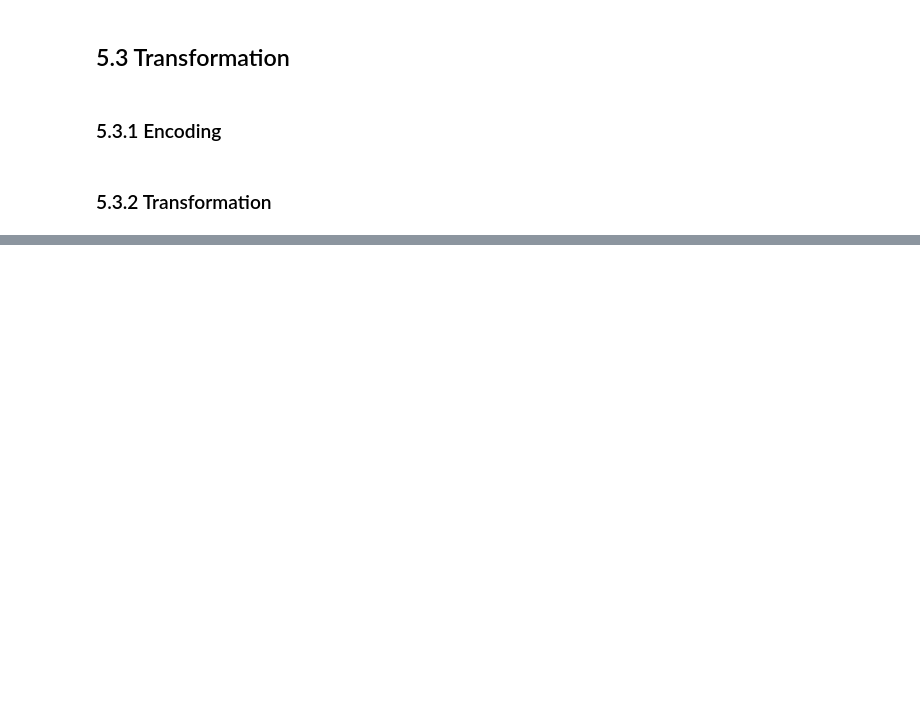
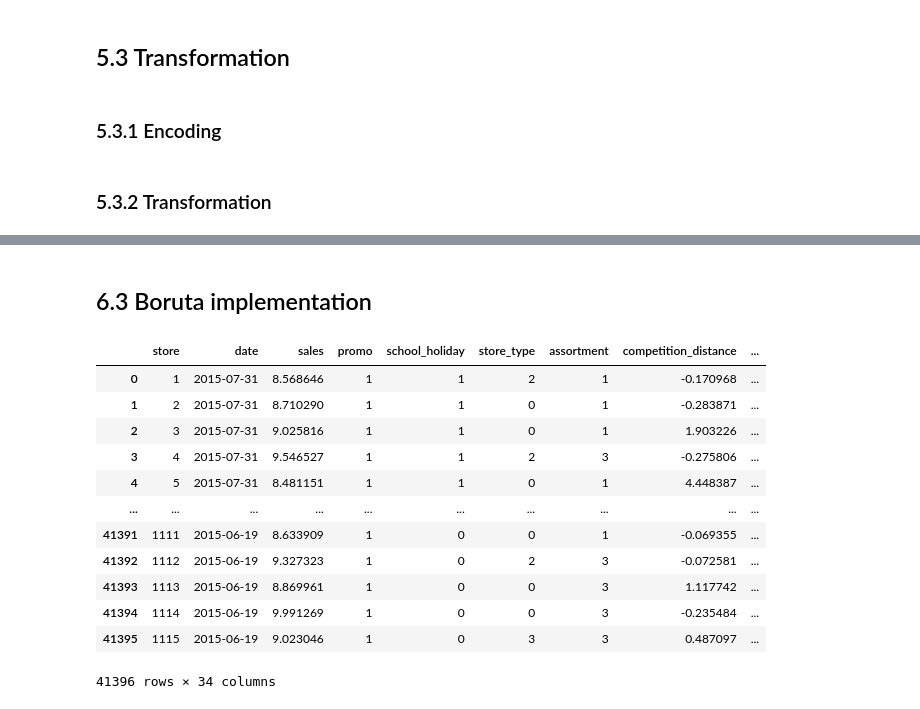
Before and after one commit to andrearaujo111/ds-em-producao, a Jupyter notebook: n04_data_preparation_store_sales_prediction.ipynb, the cells around one changed output, grey strips where cells are left out. Drawn from its saved outputs; the diff is of its cells as text; code cells hidden in the pictures; blank space fills up the shorter version.

Commit message:
started implementing boruta for feature selection

```diff
--- a/n04_data_preparation_store_sales_prediction.ipynb
+++ b/n04_data_preparation_store_sales_prediction.ipynb
@@ -1027,13 +1030,13 @@ df5['day_of_week_sin'] = df5['day_of_week'].apply(lambda x: np.sin(x * (2 * np.p
 df5['day_of_week_cos'] = df5['day_of_week'].apply(lambda x: np.cos(x * (2 * np.pi/7)))
 
 # week
-df5['week_cos'] = df5['week'].apply(lambda x: np.sin(x * (2 * np.pi/52)))
+df5['week_sin'] = df5['week'].apply(lambda x: np.sin(x * (2 * np.pi/52)))
 df5['week_cos'] = df5['week'].apply(lambda x: np.cos(x * (2 * np.pi/52)))
 
 # promo2_since_week
-df5['promo2_since_week_cos'] = df5['promo2_since_week'].apply(lambda x: np.sin(x * (2 * np.pi/52)))
+df5['promo2_since_week_sin'] = df5['promo2_since_week'].apply(lambda x: np.sin(x * (2 * np.pi/52)))
 df5['promo2_since_week_cos'] = df5['promo2_since_week'].apply(lambda x: np.cos(x * (2 * np.pi/52)))
 
 # competition_open_since_month
-df5['competition_open_since_month_cos'] = df5['competition_open_since_month'].apply(lambda x: np.sin(x * (2 * np.pi/12)))
+df5['competition_open_since_month_sin'] = df5['competition_open_since_month'].apply(lambda x: np.sin(x * (2 * np.pi/12)))
 df5['competition_open_since_month_cos'] = df5['competition_open_since_month'].apply(lambda x: np.cos(x * (2 * np.pi/12)))
@@ -1066,0 +1045,2 @@ Index(['store', 'day_of_week', 'date', 'sales', 'promo', 'school_holiday',
+# %%
+df6 = df5.copy()
@@ -1066,0 +1049,3 @@ Index(['store', 'day_of_week', 'date', 'sales', 'promo', 'school_holiday',
+# %%
+cols_drop = ['day', 'month', 'day_of_week', 'week', 'promo2_since_week', 'competition_open_since_month']
+df6.drop(cols_drop, axis=1, inplace=True)
@@ -1066,0 +1060,19 @@ Index(['store', 'day_of_week', 'date', 'sales', 'promo', 'school_holiday',
+# %%
+# select train data
+X_train = df6.loc[df6['date'] < '2015-06-19']
+y_train = X_train['sales']
+
+# select test data
+X_test = df6.loc[df6['date'] >= '2015-06-19']
+y_test = X_test['sales']
+
+# checking train/test size
+print(f'Original dataset have {df6.shape[0]} rows')
+print(f'Train have {(X_train.shape[0]/df6.shape[0]):.2%} and test have {(X_test.shape[0]/df6.shape[0]):.2%}\n')
+
+# checking min-max date of each dataset
+print(f'Train min date {X_train["date"].min()}')
+print(f'Train max date {X_train["date"].max()}\n')
+
+print(f'Test min date {X_test["date"].min()}')
+print(f'Test max date {X_test["date"].max()}')
@@ -1066,0 +1088,18 @@ Index(['store', 'day_of_week', 'date', 'sales', 'promo', 'school_holiday',
+# %% [markdown]
+## 6.3 Boruta implementation
+# %%
+X_test
+# %% [output]
+|  | store | date | sales | promo | school_holiday | store_type | assortment | competition_distance | ... |
+| 0 | 1 | 2015-07-31 | 8.568646 | 1 | 1 | 2 | 1 | -0.170968 | ... |
+| 1 | 2 | 2015-07-31 | 8.710290 | 1 | 1 | 0 | 1 | -0.283871 | ... |
+| 2 | 3 | 2015-07-31 | 9.025816 | 1 | 1 | 0 | 1 | 1.903226 | ... |
+| 3 | 4 | 2015-07-31 | 9.546527 | 1 | 1 | 2 | 3 | -0.275806 | ... |
+| 4 | 5 | 2015-07-31 | 8.481151 | 1 | 1 | 0 | 1 | 4.448387 | ... |
+| ... | ... | ... | ... | ... | ... | ... | ... | ... | ... |
+| 41391 | 1111 | 2015-06-19 | 8.633909 | 1 | 0 | 0 | 1 | -0.069355 | ... |
+| 41392 | 1112 | 2015-06-19 | 9.327323 | 1 | 0 | 2 | 3 | -0.072581 | ... |
+| 41393 | 1113 | 2015-06-19 | 8.869961 | 1 | 0 | 0 | 3 | 1.117742 | ... |
+| 41394 | 1114 | 2015-06-19 | 9.991269 | 1 | 0 | 0 | 3 | -0.235484 | ... |
+| 41395 | 1115 | 2015-06-19 | 9.023046 | 1 | 0 | 3 | 3 | 0.487097 | ... |
+41396 rows × 34 columns
```
Also changed, not shown: parts of 10 cells of this notebook.
